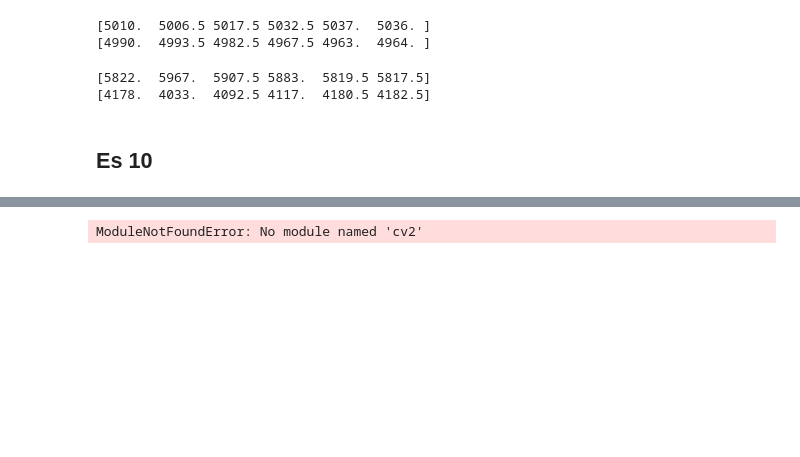
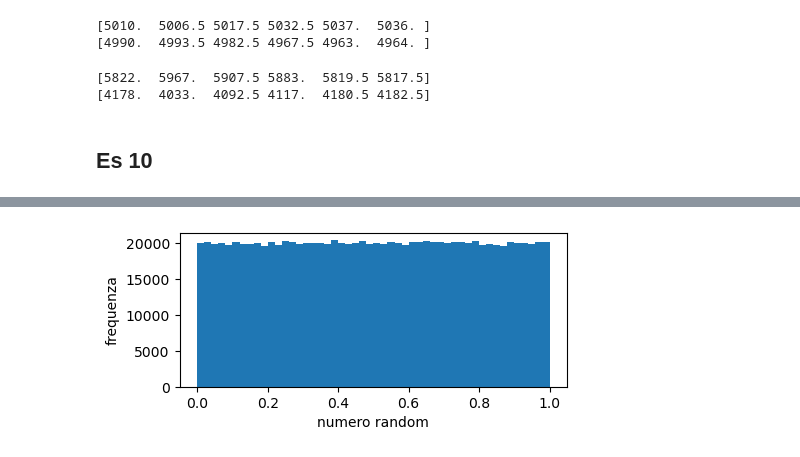
Before and after one commit to Matt9391/EsMicrorobotica, a Jupyter notebook: Compiti31Oct.ipynb, the cells around one changed output, grey strips where cells are left out. Cells and saved outputs as stored; diff of their text form; code cells hidden in the pictures; blank space fills up the shorter version.

```diff
--- a/Compiti31Oct.ipynb
+++ b/Compiti31Oct.ipynb
@@ -150,23 +169,11 @@ array([0, 1, 2, 3, 4, 5, 6, 7, 8, 9])
 # %%
-import cv2 from cv2
-
-height, width = 200, 200
-
-# Crea immagine nera (RGB)
-img = np.zeros((height, width, 3), dtype=np.uint8)
-
-# Parametri cerchio
-center = (width // 2, height // 2)  # centro dell'immagine
-radius = 50
-color = (0, 255, 0)  # verde in BGR
-thickness = -1       # riempito
-
-# Disegna il cerchio
-cv2.circle(img, center, radius, color, thickness)
-
-# Mostra l'immagine
-cv2.imshow("Cerchio Verde", img)
-cv2.waitKey(0)
-cv2.destroyAllWindows()
+N = 1000000
+array_random = np.random.uniform(0, 1.,N)
+fix, ax = plt.subplots(figsize = (5,2))
+#Rappresentiamo la distribuzione dei valori in array pulisto
+ax.hist(array_random, bins=50)
+ax.set_xlabel("numero random")
+ax.set_ylabel("frequenza")
+plt.show()
 # %% [output]
-ModuleNotFoundError: No module named 'cv2'
+[figure, added]
```
Also changed, not shown: parts of 2 cells of this notebook, 2 other files.
